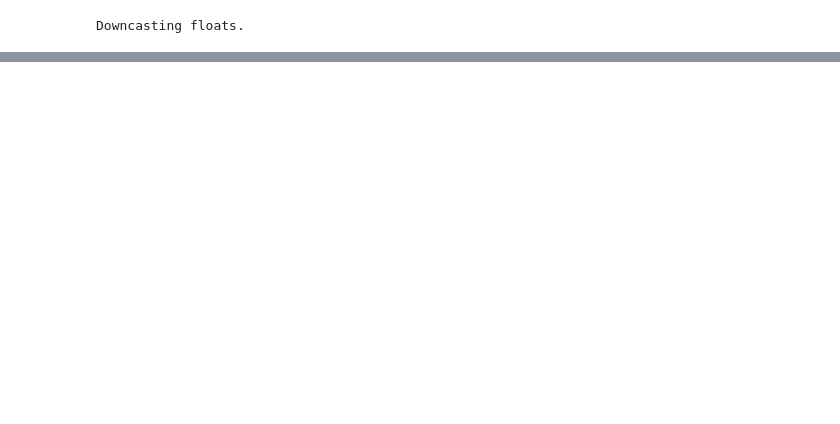
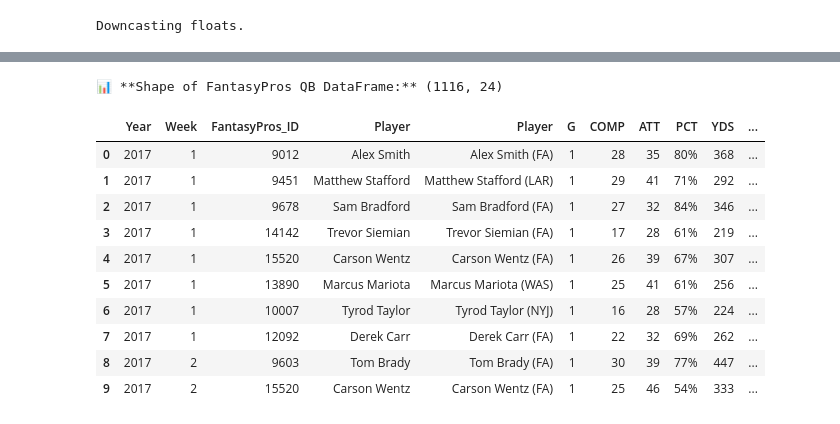
Before and after one commit to ARCtechmo/fanfav, a Jupyter notebook: qb_df.ipynb, the cells around one changed output, grey strips where cells are left out. Cells and saved outputs as stored; diff of their text form; code cells hidden in the pictures; blank space fills up the shorter version.

```diff
--- a/qb_df.ipynb
+++ b/qb_df.ipynb
@@ -346,0 +685,76 @@ Dataframe sorted by season, week, and passing_yards:
+# %%
+# FIX ME: Optimize to automatically update the current year using the helper functions
+## ** MUST DEFINE THE YEAR IN THE FUNCTION **
+
+# ✅ Output: a dataframe of weekly QB FantasyPros advanced stats week-by-week for defined years
+# Define the function to scrape weekly QB advanced stats from Fantasy Pros
+
+def scrape_fantasypros_all_weeks_years_qb(start_year, end_year):
+    """
+    Scrapes FantasyPros QB advanced stats for all weeks and years with correct ID extraction.
+    """
+    year_week_combinations = generate_year_week_combinations(start_year, end_year)
+    all_data = []
+
+    for year, week in year_week_combinations:
+        try:
+            # Construct the URL for QBs
+            url = f"https://www.fantasypros.com/nfl/advanced-stats-qb.php?year={year}&week={week}&range=week&view=pergame"
+            response = requests.get(url)
+            response.raise_for_status()
+
+            soup = BeautifulSoup(response.content, 'html.parser')
+            table_headers = [header.text.strip() for header in soup.find('thead').find_all('th')]
+            table_rows = soup.find('tbody').find_all('tr')
+
+            for row in table_rows:
+                fantasypros_id = "Unknown"
+                player_name = "Unknown"
+
+                player_link = row.find("a", class_="fp-player-link")
+                if player_link:
+                    class_list = player_link.get("class", [])
+                    for class_name in class_list:
+                        if class_name.startswith("fp-id-"):
+                            fantasypros_id = class_name.replace("fp-id-", "")
+                            break
+                    player_name = player_link.text.strip()
+
+                row_data = [cell.text.strip() for cell in row.find_all('td')]
+
+                if len(row_data) == len(table_headers):
+                    all_data.append([year, week, fantasypros_id, player_name] + row_data)
+
+            time.sleep(uniform(0.3, 0.9))  # polite pause
+
+        except Exception as e:
+            print(f"⚠️ Error occurred while scraping Year: {year}, Week: {week}: {e}")
+
+    column_names = ['Year', 'Week', 'FantasyPros_ID', 'Player'] + table_headers
+    qb_fp_advanced_stats_df = pd.DataFrame(all_data, columns=column_names)
+    qb_fp_advanced_stats_df.drop(columns=['Rank'], inplace=True, errors='ignore')
+
+    return qb_fp_advanced_stats_df
+
+## ✅ Run the QB scrape
+qb_fp_advanced_stats_df = scrape_fantasypros_all_weeks_years_qb(2017, 2024)
+
+# ✅ Display dataset shape
+print(f"\n📊 **Shape of FantasyPros QB DataFrame:** {qb_fp_advanced_stats_df.shape}")
+display(qb_fp_advanced_stats_df.head(10))
+
+# *** csv file ***
+# qb_fp_advanced_stats_df.to_csv("fantasypros_qb_advanced_stats.csv", index=False)
+# %% [output]
+📊 **Shape of FantasyPros QB DataFrame:** (1116, 24)
+|  | Year | Week | FantasyPros_ID | Player | Player | G | COMP | ATT | PCT | YDS | ... |
+| 0 | 2017 | 1 | 9012 | Alex Smith | Alex Smith (FA) | 1 | 28 | 35 | 80% | 368 | ... |
+| 1 | 2017 | 1 | 9451 | Matthew Stafford | Matthew Stafford (LAR) | 1 | 29 | 41 | 71% | 292 | ... |
+| 2 | 2017 | 1 | 9678 | Sam Bradford | Sam Bradford (FA) | 1 | 27 | 32 | 84% | 346 | ... |
+| 3 | 2017 | 1 | 14142 | Trevor Siemian | Trevor Siemian (FA) | 1 | 17 | 28 | 61% | 219 | ... |
+| 4 | 2017 | 1 | 15520 | Carson Wentz | Carson Wentz (FA) | 1 | 26 | 39 | 67% | 307 | ... |
+| 5 | 2017 | 1 | 13890 | Marcus Mariota | Marcus Mariota (WAS) | 1 | 25 | 41 | 61% | 256 | ... |
+| 6 | 2017 | 1 | 10007 | Tyrod Taylor | Tyrod Taylor (NYJ) | 1 | 16 | 28 | 57% | 224 | ... |
+| 7 | 2017 | 1 | 12092 | Derek Carr | Derek Carr (FA) | 1 | 22 | 32 | 69% | 262 | ... |
+| 8 | 2017 | 2 | 9603 | Tom Brady | Tom Brady (FA) | 1 | 30 | 39 | 77% | 447 | ... |
+| 9 | 2017 | 2 | 15520 | Carson Wentz | Carson Wentz (FA) | 1 | 25 | 46 | 54% | 333 | ... |
```
Also changed, not shown: parts of 126 cells of this notebook.
